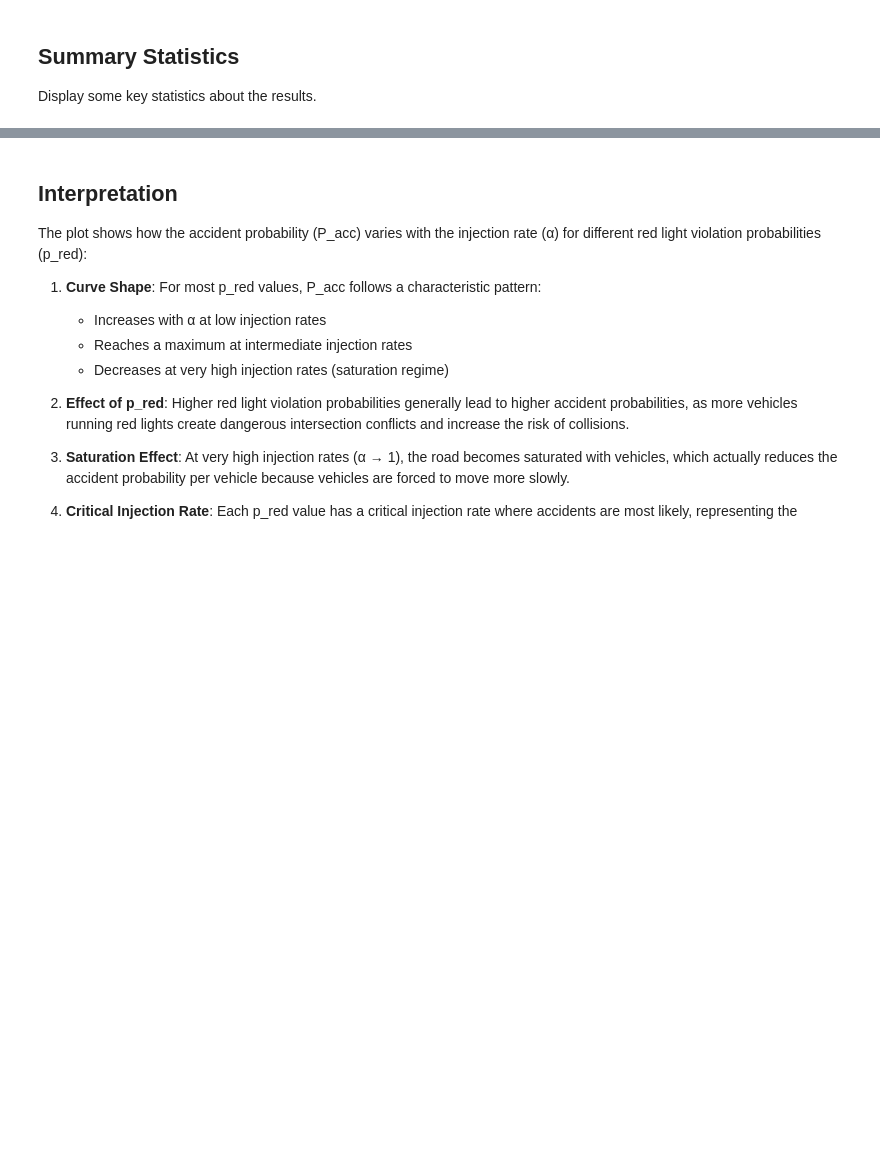
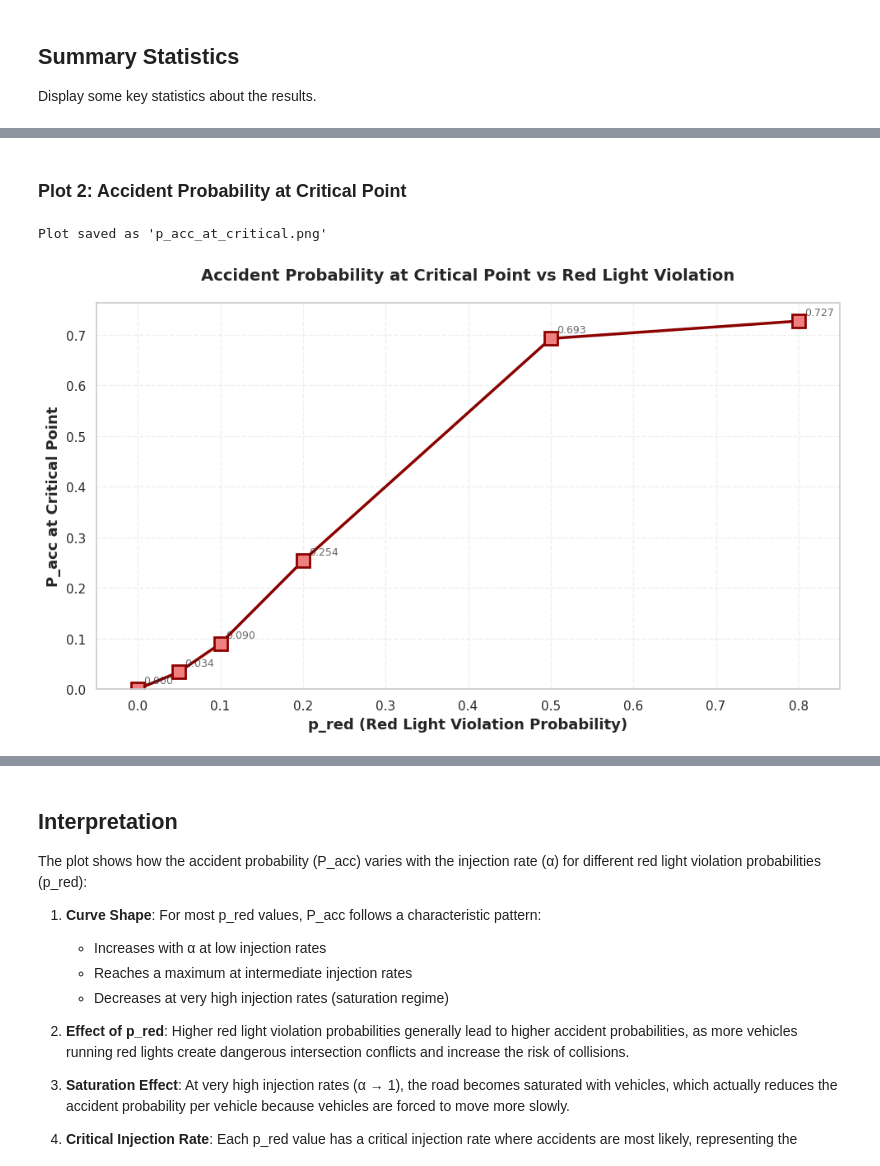
Before and after one commit to lucianomasuelli/traffic-simulation, a Jupyter notebook: notebooks/p_red_analysis.ipynb, the cells around one changed output, grey strips where cells are left out. Cells and saved outputs as stored; diff of their text form; code cells hidden in the pictures; blank space fills up the shorter version.

```diff
--- a/notebooks/p_red_analysis.ipynb
+++ b/notebooks/p_red_analysis.ipynb
@@ -288,0 +438,33 @@ KeyError: 'throughput_mean'
+# %% [markdown]
+### Plot 2: Accident Probability at Critical Point
+# %%
+# Plot 2: P_acc at critical point vs p_red
+plt.figure(figsize=(10, 6))
+
+plt.plot(critical_df['p_red'], critical_df['p_acc_at_critical'],
+         marker='s', linewidth=2.5, markersize=12, color='darkred',
+         markerfacecolor='lightcoral', markeredgewidth=2)
+
+plt.xlabel('p_red (Red Light Violation Probability)', fontsize=13, fontweight='bold')
+plt.ylabel('P_acc at Critical Point', fontsize=13, fontweight='bold')
+plt.title('Accident Probability at Critical Point vs Red Light Violation',
+          fontsize=14, fontweight='bold', pad=20)
+plt.grid(True, alpha=0.3, linestyle='--')
+plt.xlim(-0.05, 0.85)
+plt.ylim(bottom=0)
+
+# Add annotations for specific points
+for _, row in critical_df.iterrows():
+    plt.annotate(f"{row['p_acc_at_critical']:.3f}",
+                xy=(row['p_red'], row['p_acc_at_critical']),
+                xytext=(5, 5), textcoords='offset points',
+                fontsize=9, alpha=0.7)
+
+plt.tight_layout()
+
+plt.savefig('p_acc_at_critical.png', dpi=300, bbox_inches='tight')
+print("Plot saved as 'p_acc_at_critical.png'")
+plt.show()
+# %% [output]
+Plot saved as 'p_acc_at_critical.png'
+[figure, added]
```
Also changed, not shown: parts of 6 cells of this notebook, 3 other files.
